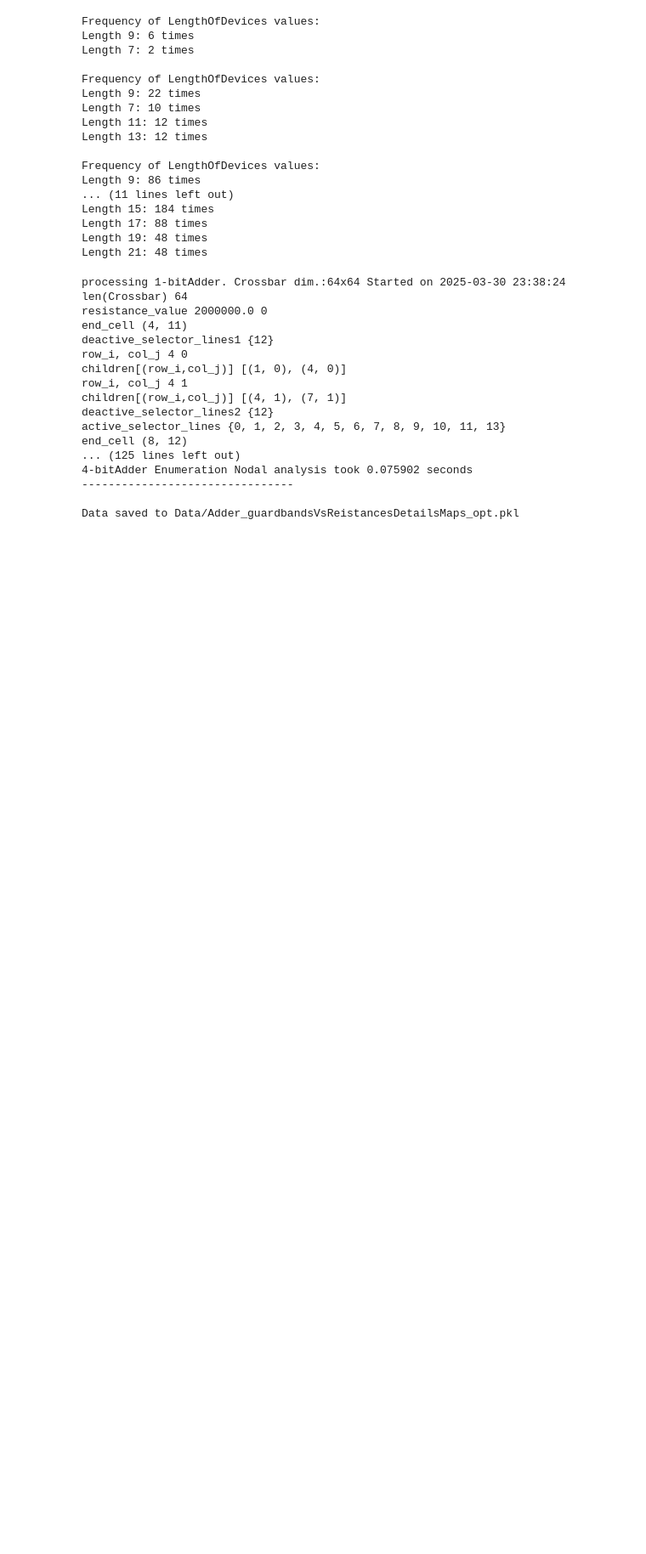
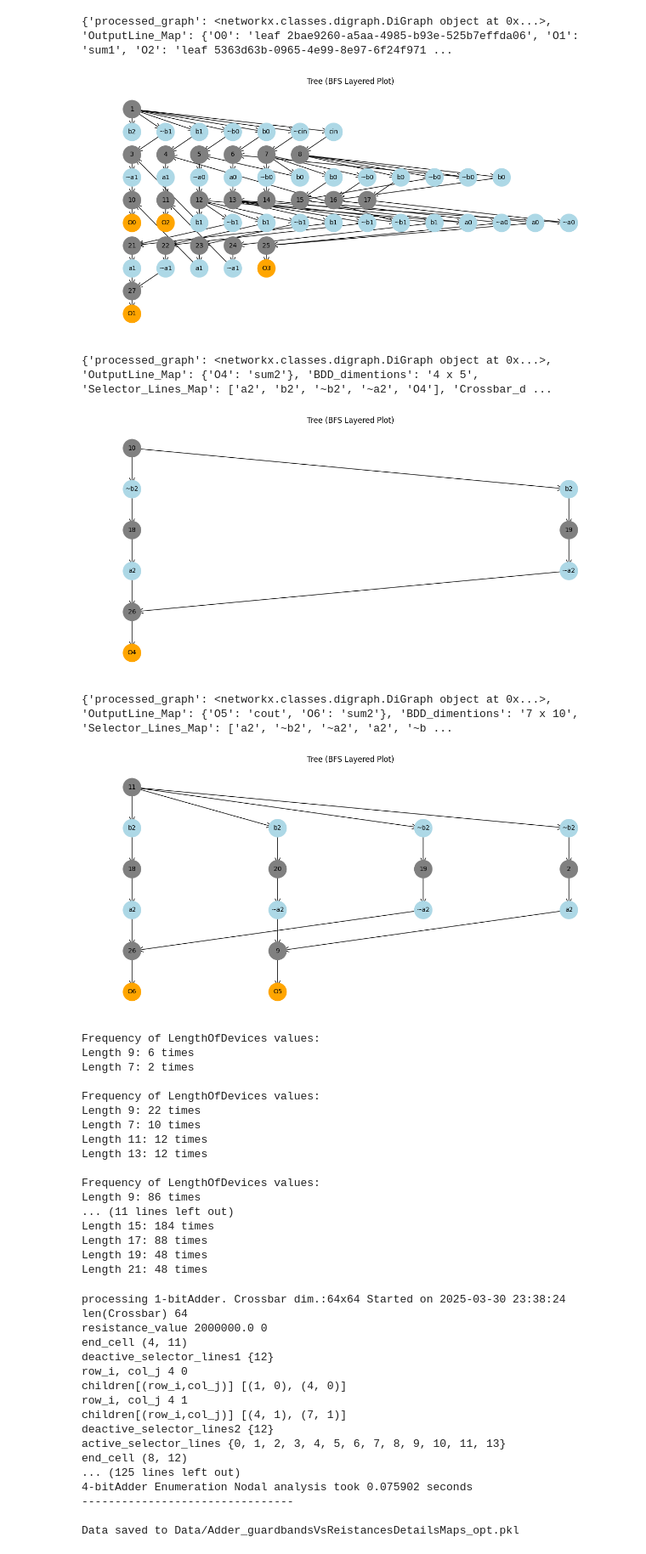
Before and after one commit to Nithin-Kamineni/pathAnalogBehaviour, a Jupyter notebook: Adders/Circuit analysis_v1.ipynb, the cells around one changed output. Shown at 85% size. Saved outputs shown, nothing was run; the diff lists cells and outputs as text; code cells hidden in the pictures; blank space fills up the shorter version.

```diff
--- a/Adders/Circuit analysis_v1.ipynb
+++ b/Adders/Circuit analysis_v1.ipynb
@@ -153,3 +359,16 @@ Data saved to multi_data.pkl
+# %%
+for key in path.Processed_graphs_Map:
+    print(path.Processed_graphs_Map[key])
+    plot_tree_bfs_layered(
+        path.Processed_graphs_Map[key]['processed_graph']
+    )
+# %% [output]
+{'processed_graph': <networkx.classes.digraph.DiGraph object at 0x...>, 'OutputLine_Map': {'O0': 'leaf 2bae9260-a5aa-4985-b93e-525b7effda06', 'O1': 'sum1', 'O2': 'leaf 5363d63b-0965-4e99-8e97-6f24f971 ...
+[figure, added]
+{'processed_graph': <networkx.classes.digraph.DiGraph object at 0x...>, 'OutputLine_Map': {'O4': 'sum2'}, 'BDD_dimentions': '4 x 5', 'Selector_Lines_Map': ['a2', 'b2', '~b2', '~a2', 'O4'], 'Crossbar_d ...
+[figure, added]
+{'processed_graph': <networkx.classes.digraph.DiGraph object at 0x...>, 'OutputLine_Map': {'O5': 'cout', 'O6': 'sum2'}, 'BDD_dimentions': '7 x 10', 'Selector_Lines_Map': ['a2', '~b2', '~a2', 'a2', '~b ...
+[figure, added]
 # %%
 # def generate_adder_truth_table(num_bits: int):
 #     """
```
Also changed, not shown: parts of 7 cells of this notebook, 7 other files.
